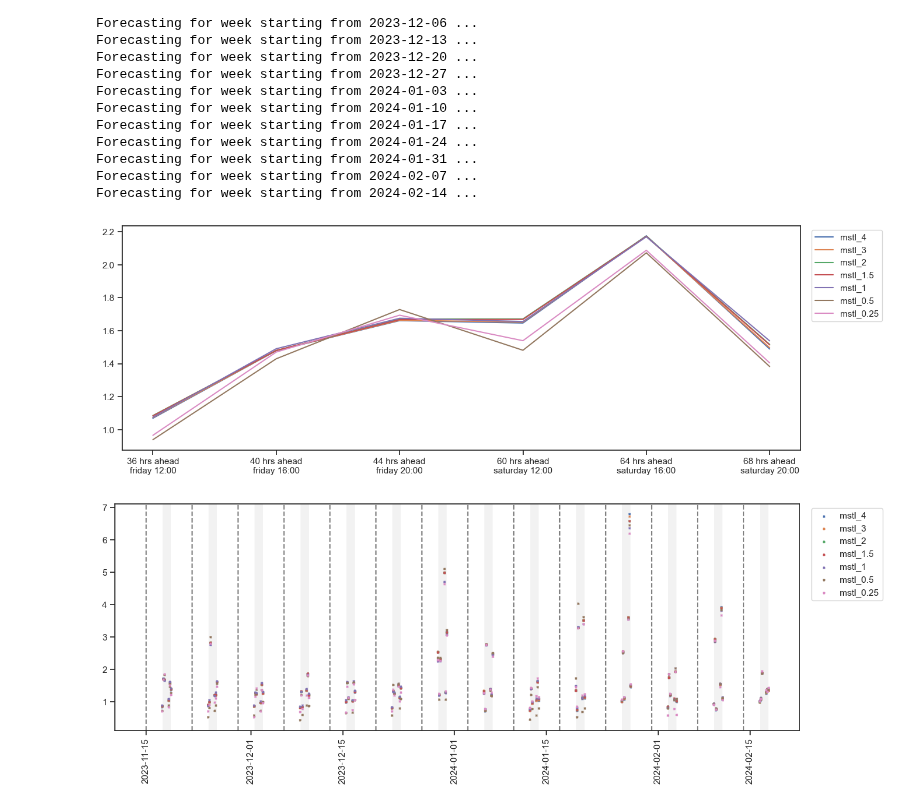
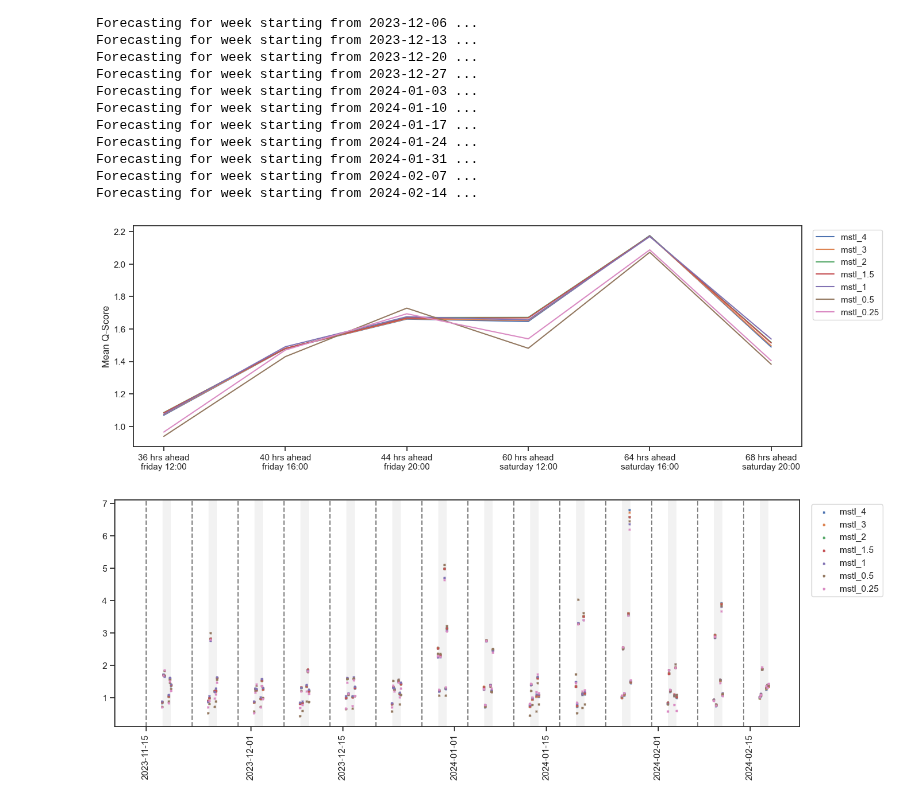
Before and after one commit to hikotei/2023_11-PTSFC, a Jupyter notebook: energy/2024_03_29 !!! eval mstl hor.ipynb, the cells around one changed output. Cells and saved outputs as stored; diff of their text form; code cells hidden in the pictures.

```diff
--- a/energy/2024_03_29 !!! eval mstl hor.ipynb
+++ b/energy/2024_03_29 !!! eval mstl hor.ipynb
@@ -213,29 +213,28 @@ for model in all_models:
 # %%
 plt.figure(figsize=(15, 5))
 
 # mark fcast dates
 start_date = pd.Timestamp('2023-11-15')
 end_date = pd.Timestamp('2024-02-14')
 fcast_dates_cet = pd.date_range(start=start_date, end=end_date, freq='W-WED').tolist()
 
 for model in all_models:
     model_df = model_avg_scores_entire_period_dict[model].mean(axis=1)
-    plt.plot(model_df.index, model_df, label=model)
+    plt.plot(model_df.index, model_df, label=model)s
 
 # custom xlabels
 xlabels = [f'{hor} hrs ahead' for hor in fcast_hor]
 labels_add = ['friday 12:00', 'friday 16:00', 'friday 20:00',
               'saturday 12:00', 'saturday 16:00', 'saturday 20:00']
 # add labels_add behind xlabels and put \n in between
 xlabels = [f'{x}\n{labels_add[i]}' for i, x in enumerate(xlabels)]
 plt.xticks(ticks=np.arange(len(fcast_hor)), labels=xlabels)
 
-# rotate x labels 90 degrees
-# plt.xticks(rotation=90)
+plt.ylabel('Mean Q-Score')
 plt.legend(bbox_to_anchor=(1.01, 1), loc='upper left')
 plt.show()
 # %% [output]
-[figure, old version]
+[figure, new version]
 # %%
 plt.figure(figsize=(15, 5))
 
```
Also changed, not shown: 26 other files.
